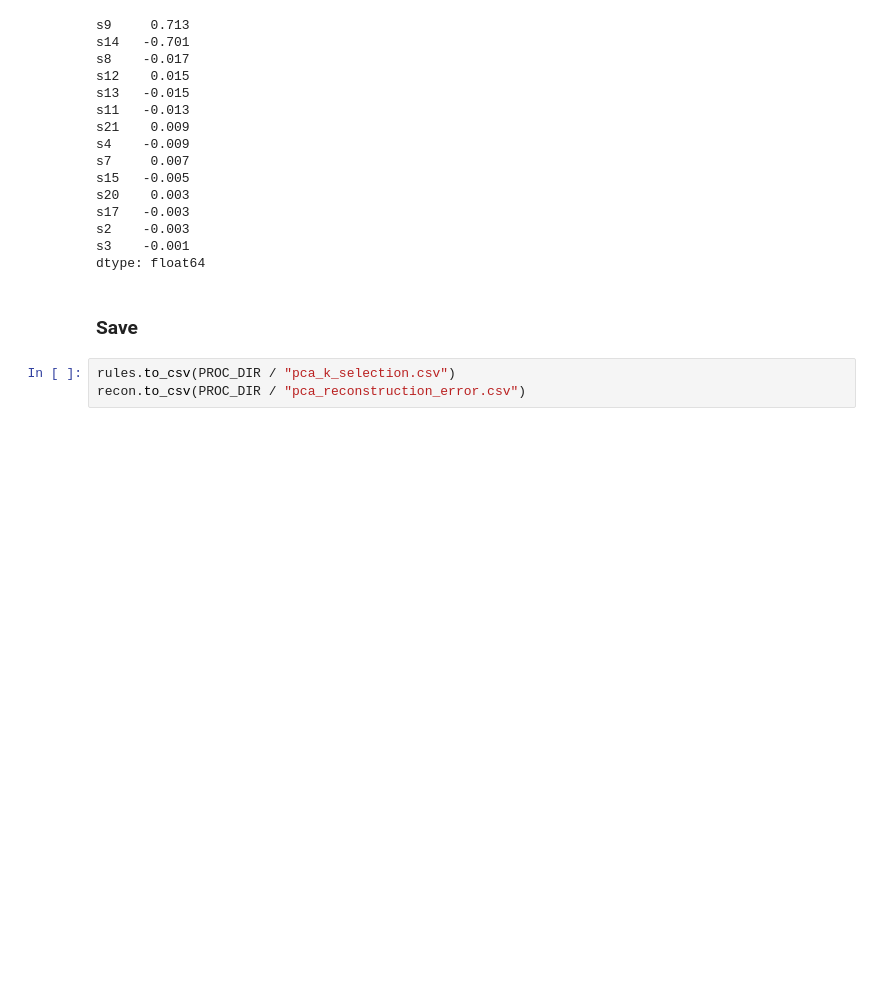
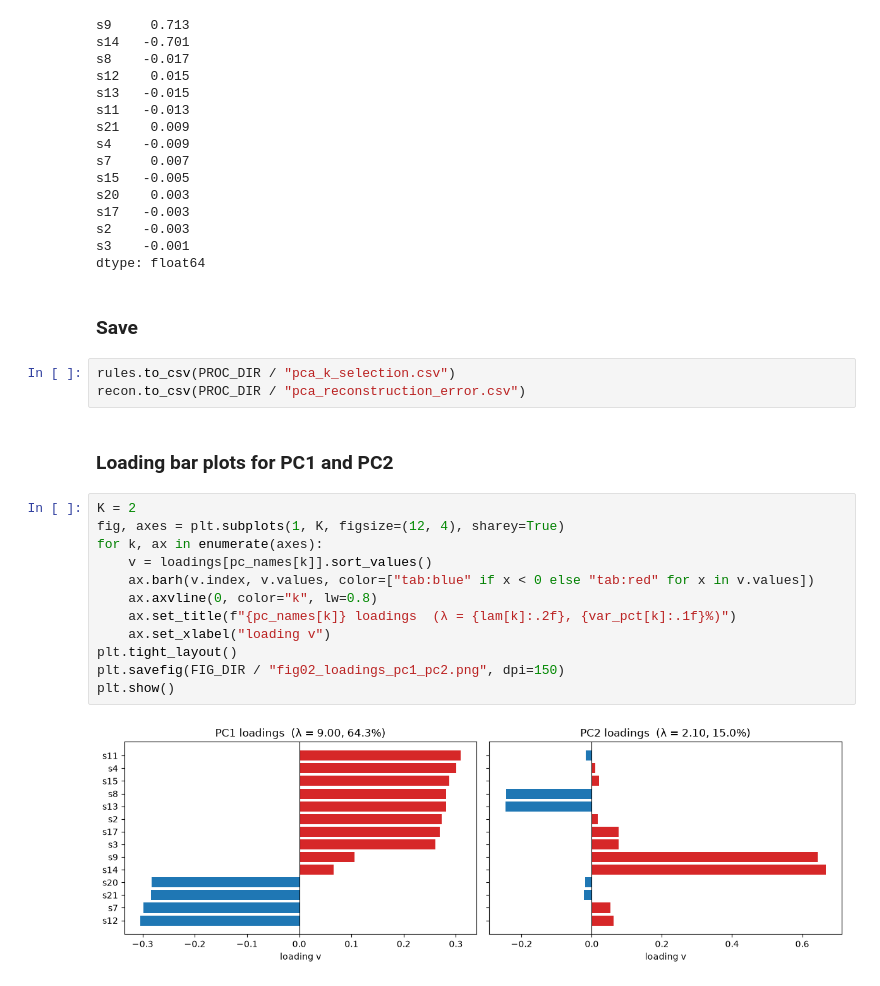
Before and after one commit to donald01johnson/mfda-exp8-pca-health, a Jupyter notebook: notebooks/exp8_pca_health.ipynb, the cells around one changed output. Cells and saved outputs as stored; diff of their text form; blank space fills up the shorter version.

Commit message:
Exp8 Step 5: loadings, correlation circle, biplot, PCs vs RUL

```diff
--- a/notebooks/exp8_pca_health.ipynb
+++ b/notebooks/exp8_pca_health.ipynb
@@ -412,3 +412,19 @@ dtype: float64
 # %%
 rules.to_csv(PROC_DIR / "pca_k_selection.csv")
 recon.to_csv(PROC_DIR / "pca_reconstruction_error.csv")
+# %% [markdown]
+### Loading bar plots for PC1 and PC2
+# %%
+K = 2
+fig, axes = plt.subplots(1, K, figsize=(12, 4), sharey=True)
+for k, ax in enumerate(axes):
+    v = loadings[pc_names[k]].sort_values()
+    ax.barh(v.index, v.values, color=["tab:blue" if x < 0 else "tab:red" for x in v.values])
+    ax.axvline(0, color="k", lw=0.8)
+    ax.set_title(f"{pc_names[k]} loadings  (λ = {lam[k]:.2f}, {var_pct[k]:.1f}%)")
+    ax.set_xlabel("loading v")
+plt.tight_layout()
+plt.savefig(FIG_DIR / "fig02_loadings_pc1_pc2.png", dpi=150)
+plt.show()
+# %% [output]
+[figure, added]
```
Also changed, not shown: parts of 8 cells of this notebook, 3 other files.
